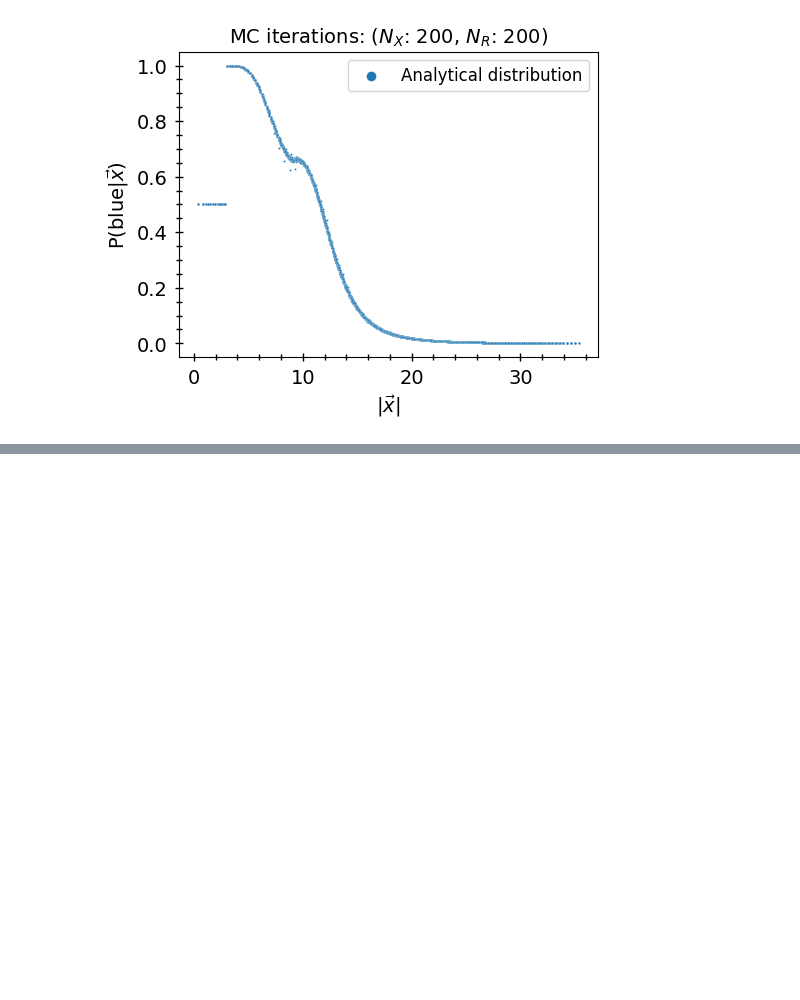
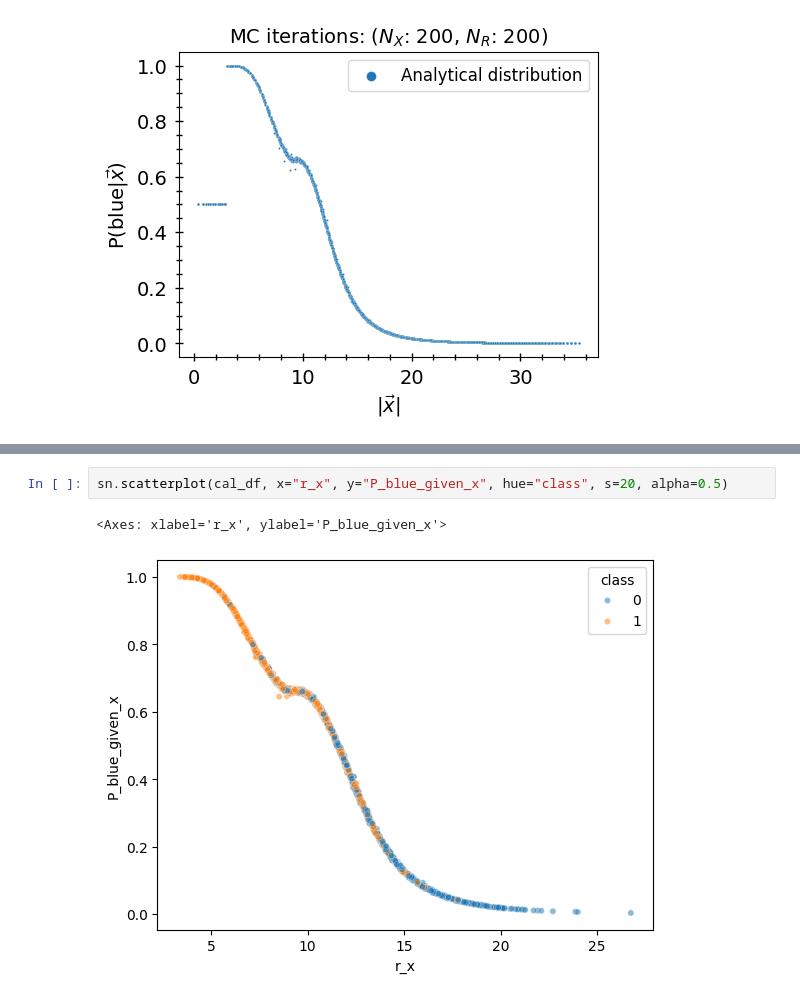
Before and after one commit to choisant/foundational-modeling, a Jupyter notebook: toy_experiment/analytical/plot_analytical_solution.ipynb, the cells around one changed output, grey strips where cells are left out. Cells and saved outputs as stored; diff of their text form; blank space fills up the shorter version.

```diff
--- a/toy_experiment/analytical/plot_analytical_solution.ipynb
+++ b/toy_experiment/analytical/plot_analytical_solution.ipynb
@@ -119,0 +130,5 @@ for i in range(len(nxMC)):
+# %%
+sn.scatterplot(cal_df, x="r_x", y="P_blue_given_x", hue="class", s=20, alpha=0.5)
+# %% [output]
+<Axes: xlabel='r_x', ylabel='P_blue_given_x'>
+[figure, added]
```
Also changed, not shown: parts of 4 cells of this notebook, 1 other file.
